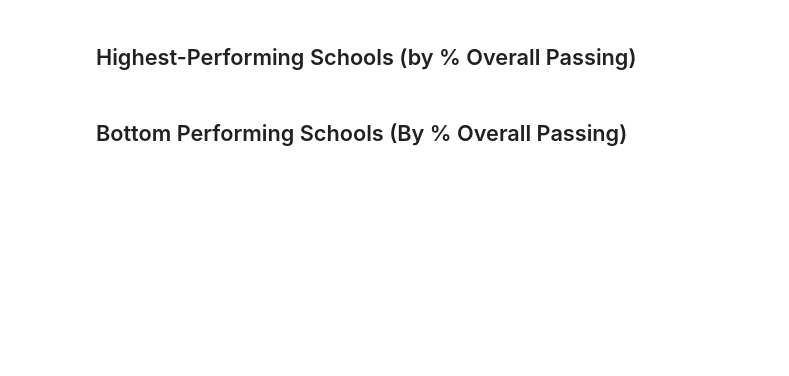
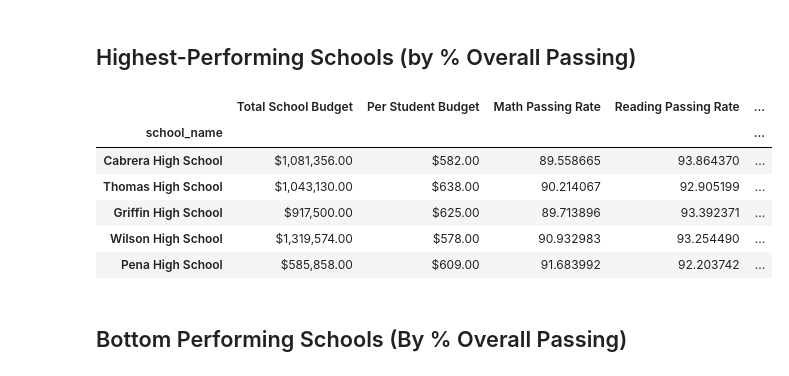
Before and after one commit to ShoaibFarooqui/pandas-challenge, a Jupyter notebook: PyCitySchools/PyCitySchools/PyCitySchools_starter.ipynb, the cells around one changed output. Saved outputs shown, nothing was run; the diff lists cells and outputs as text; code cells hidden in the pictures; blank space fills up the shorter version.

```diff
--- a/PyCitySchools/PyCitySchools/PyCitySchools_starter.ipynb
+++ b/PyCitySchools/PyCitySchools/PyCitySchools_starter.ipynb
@@ -279,6 +279,16 @@ per_school_summary
 ## Highest-Performing Schools (by % Overall Passing)
 # %%
 # Sort the schools by `% Overall Passing` in descending order and display the top 5 rows.
+per_school_summary = per_school_summary.sort_values("School Passing Both", ascending=False)
+per_school_summary.head(5)
+# %% [output]
+|  | Total School Budget | Per Student Budget | Math Passing Rate | Reading Passing Rate | ... |
+| school_name |  |  |  |  | ... |
+| Cabrera High School | $1,081,356.00 | $582.00 | 89.558665 | 93.864370 | ... |
+| Thomas High School | $1,043,130.00 | $638.00 | 90.214067 | 92.905199 | ... |
+| Griffin High School | $917,500.00 | $625.00 | 89.713896 | 93.392371 | ... |
+| Wilson High School | $1,319,574.00 | $578.00 | 90.932983 | 93.254490 | ... |
+| Pena High School | $585,858.00 | $609.00 | 91.683992 | 92.203742 | ... |
 # %% [markdown]
 ## Bottom Performing Schools (By % Overall Passing)
 # %%
```
Also changed, not shown: parts of 3 cells of this notebook.
